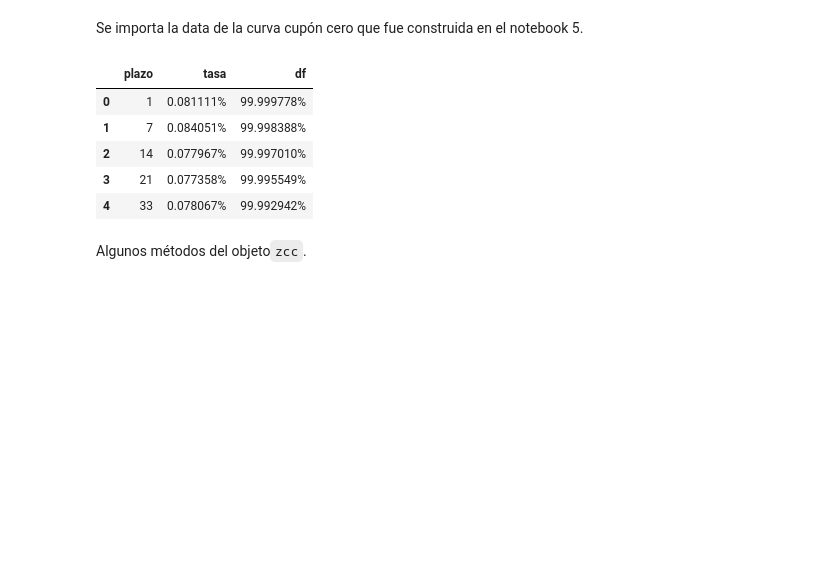
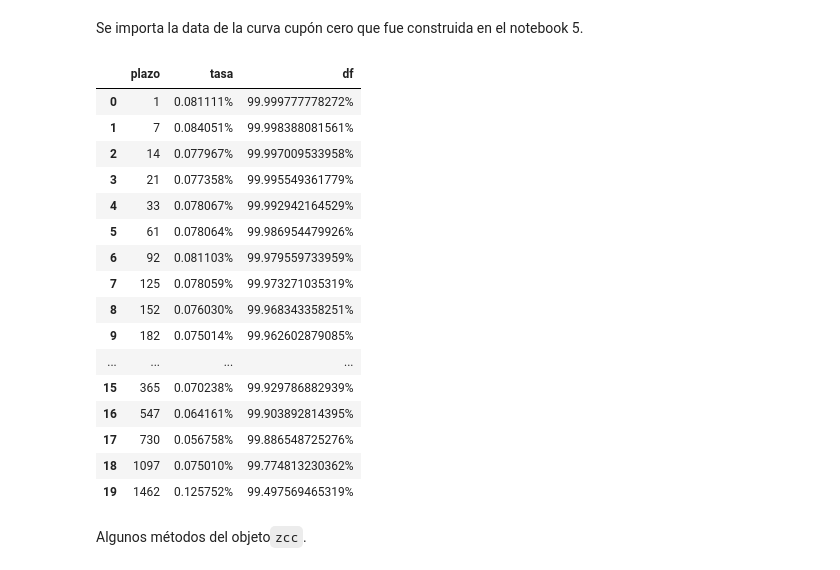
Before and after one commit to efaa-cl/mif-2021, a Jupyter notebook: 09_pricing_de_ois.ipynb, the cells around one changed output. Cells and saved outputs as stored; diff of their text form; code cells hidden in the pictures; blank space fills up the shorter version.

```diff
--- a/09_pricing_de_ois.ipynb
+++ b/09_pricing_de_ois.ipynb
@@ -20,7 +22,7 @@ import pandas as pd
 # %%
 frmt = {
     'tasa': '{:.6%}',
-    'df': '{:.6%}',
+    'df': '{:.12%}',
     'valor_tasa': '{:.4%}',
     'spread': '{:.4%}',
     'nominal': '{:,.2f}',
@@ -35,12 +37,23 @@ Se importa la data de la curva cupón cero que fue construida en el notebook 5.
 # %%
 df_curva = pd.read_excel('data/20201012_built_sofr_zero.xlsx')
 # %%
-df_curva.head().style.format(frmt)
+df_curva.head(20).style.format(frmt)
 # %% [output]
 |  | plazo | tasa | df |
-| 0 | 1 | 0.081111% | 99.999778% |
-| 1 | 7 | 0.084051% | 99.998388% |
-| 2 | 14 | 0.077967% | 99.997010% |
-| 3 | 21 | 0.077358% | 99.995549% |
-| 4 | 33 | 0.078067% | 99.992942% |
+| 0 | 1 | 0.081111% | 99.999777778272% |
+| 1 | 7 | 0.084051% | 99.998388081561% |
+| 2 | 14 | 0.077967% | 99.997009533958% |
+| 3 | 21 | 0.077358% | 99.995549361779% |
+| 4 | 33 | 0.078067% | 99.992942164529% |
+| 5 | 61 | 0.078064% | 99.986954479926% |
+| 6 | 92 | 0.081103% | 99.979559733959% |
+| 7 | 125 | 0.078059% | 99.973271035319% |
+| 8 | 152 | 0.076030% | 99.968343358251% |
+| 9 | 182 | 0.075014% | 99.962602879085% |
+| ... | ... | ... | ... |
+| 15 | 365 | 0.070238% | 99.929786882939% |
+| 16 | 547 | 0.064161% | 99.903892814395% |
+| 17 | 730 | 0.056758% | 99.886548725276% |
+| 18 | 1097 | 0.075010% | 99.774813230362% |
+| 19 | 1462 | 0.125752% | 99.497569465319% |
 # %%
```
Also changed, not shown: parts of 12 cells of this notebook, 1 other file.
